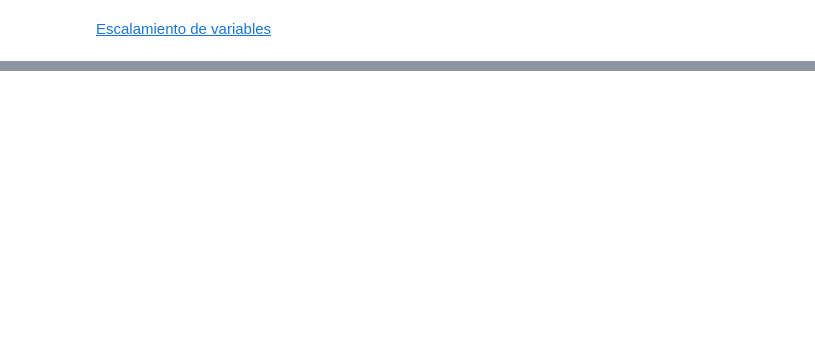
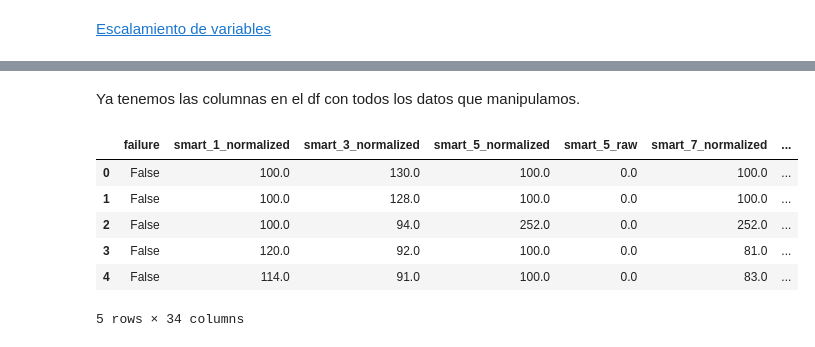
Before and after one commit to InakiOG/hard_drive_failure_cleanup, a Jupyter notebook: notebooks/hard_drive_failure_cleanup.ipynb, the cells around one changed output, grey strips where cells are left out. Drawn from its saved outputs; the diff is of its cells as text; code cells hidden in the pictures; blank space fills up the shorter version.

```diff
--- a/notebooks/hard_drive_failure_cleanup.ipynb
+++ b/notebooks/hard_drive_failure_cleanup.ipynb
@@ -662,0 +654,3 @@ df = getdata(folder_path, 10)
+# %%
+df_selected = df.iloc[:, [4, 12]]
+print(df_selected.head())
@@ -662,0 +699,10 @@ df = getdata(folder_path, 10)
+# %%
+from sklearn.preprocessing import StandardScaler
+
+scaler = StandardScaler()
+
+df_selected = scaler.fit_transform(df_selected)
+
+df_selected = pd.DataFrame(df_selected, columns=['smart_5_scaled', 'smart_197_scaled'])
+
+df_selected
@@ -662,0 +723,11 @@ df = getdata(folder_path, 10)
+# %%
+
+# Verificar si hay índices duplicados
+print("Índices duplicados:")
+print(df.index.duplicated())
+
+df = df[~df.index.duplicated(keep='first')]
+
+# Mostrar el DataFrame resultante
+print("\nDataFrame sin índices duplicados:")
+print(df)
@@ -662,0 +754,3 @@ df = getdata(folder_path, 10)
+# %%
+df = pd.concat([df, df_selected], axis=1)
+print(df.head())
@@ -662,0 +789,12 @@ df = getdata(folder_path, 10)
+# %% [markdown]
+Ya tenemos las columnas en el df con todos los datos que manipulamos.
+# %%
+df.head()
+# %% [output]
+|  | failure | smart_1_normalized | smart_3_normalized | smart_5_normalized | smart_5_raw | smart_7_normalized | ... |
+| 0 | False | 100.0 | 130.0 | 100.0 | 0.0 | 100.0 | ... |
+| 1 | False | 100.0 | 128.0 | 100.0 | 0.0 | 100.0 | ... |
+| 2 | False | 100.0 | 94.0 | 252.0 | 0.0 | 252.0 | ... |
+| 3 | False | 120.0 | 92.0 | 100.0 | 0.0 | 81.0 | ... |
+| 4 | False | 114.0 | 91.0 | 100.0 | 0.0 | 83.0 | ... |
+5 rows × 34 columns
```
Also changed, not shown: parts of 25 cells of this notebook, 14 other files.
